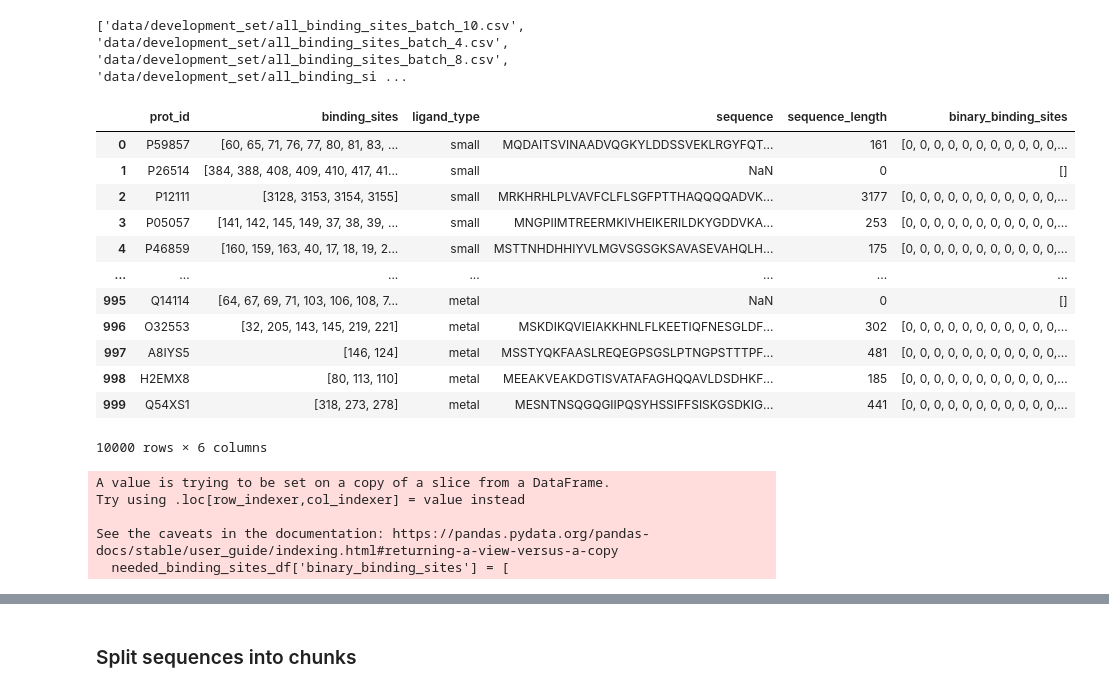
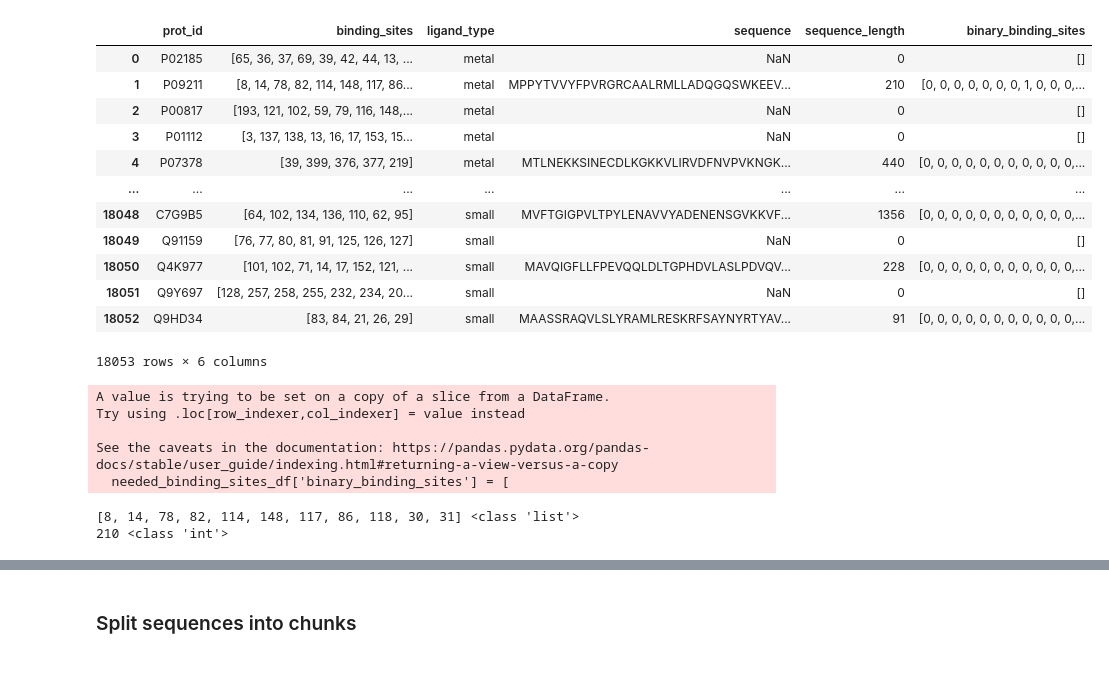
Before and after one commit to MarkusKhoa/protein-project, a Jupyter notebook: baseline_ESM.ipynb, the cells around one changed output, grey strips where cells are left out. Drawn from its saved outputs; the diff is of its cells as text; code cells hidden in the pictures.

```diff
--- a/baseline_ESM.ipynb
+++ b/baseline_ESM.ipynb
@@ -18,9 +64,3 @@ from preprocessing import convert_to_binary_list
 from pprint import pprint
 from datasets import Dataset
 from datetime import datetime
-# %%
-dir_path = "data/development_set/"
-csv_files = glob(dir_path + "/*.csv")
-print(csv_files)
-# %% [output]
-['data/development_set/all_binding_sites_batch_10.csv', 'data/development_set/all_binding_sites_batch_4.csv', 'data/development_set/all_binding_sites_batch_8.csv', 'data/development_set/all_binding_si ...
@@ -27,26 +79,22 @@ print(csv_files)
 # %%
-binding_sites_df = pd.DataFrame()
-
-for f in csv_files:
-    batch_df = pd.read_csv(f)
-    binding_sites_df = pd.concat([binding_sites_df, batch_df])
-
+binding_sites_df = pd.read_csv("/content/drive/MyDrive/Deep learning models/data/development_set/all_binding_sites_complete.csv")
+binding_sites_df['binding_sites'] = binding_sites_df['binding_sites'].apply(ast.literal_eval)
 # New concated binding sites df
 display(binding_sites_df)
 # %% [output]
 |  | prot_id | binding_sites | ligand_type | sequence | sequence_length | binary_binding_sites |
-| 0 | P59857 | [60, 65, 71, 76, 77, 80, 81, 83, ... | small | MQDAITSVINAADVQGKYLDDSSVEKLRGYFQT... | 161 | [0, 0, 0, 0, 0, 0, 0, 0, 0, 0, 0,... |
-| 1 | P26514 | [384, 388, 408, 409, 410, 417, 41... | small | NaN | 0 | [] |
-| 2 | P12111 | [3128, 3153, 3154, 3155] | small | MRKHRHLPLVAVFCLFLSGFPTTHAQQQQADVK... | 3177 | [0, 0, 0, 0, 0, 0, 0, 0, 0, 0, 0,... |
-| 3 | P05057 | [141, 142, 145, 149, 37, 38, 39, ... | small | MNGPIIMTREERMKIVHEIKERILDKYGDDVKA... | 253 | [0, 0, 0, 0, 0, 0, 0, 0, 0, 0, 0,... |
-| 4 | P46859 | [160, 159, 163, 40, 17, 18, 19, 2... | small | MSTTNHDHHIYVLMGVSGSGKSAVASEVAHQLH... | 175 | [0, 0, 0, 0, 0, 0, 0, 0, 0, 0, 0,... |
+| 0 | P02185 | [65, 36, 37, 69, 39, 42, 44, 13, ... | metal | NaN | 0 | [] |
+| 1 | P09211 | [8, 14, 78, 82, 114, 148, 117, 86... | metal | MPPYTVVYFPVRGRCAALRMLLADQGQSWKEEV... | 210 | [0, 0, 0, 0, 0, 0, 0, 1, 0, 0, 0,... |
+| 2 | P00817 | [193, 121, 102, 59, 79, 116, 148,... | metal | NaN | 0 | [] |
+| 3 | P01112 | [3, 137, 138, 13, 16, 17, 153, 15... | metal | NaN | 0 | [] |
+| 4 | P07378 | [39, 399, 376, 377, 219] | metal | MTLNEKKSINECDLKGKKVLIRVDFNVPVKNGK... | 440 | [0, 0, 0, 0, 0, 0, 0, 0, 0, 0, 0,... |
 | ... | ... | ... | ... | ... | ... | ... |
-| 995 | Q14114 | [64, 67, 69, 71, 103, 106, 108, 7... | metal | NaN | 0 | [] |
-| 996 | O32553 | [32, 205, 143, 145, 219, 221] | metal | MSKDIKQVIEIAKKHNLFLKEETIQFNESGLDF... | 302 | [0, 0, 0, 0, 0, 0, 0, 0, 0, 0, 0,... |
-| 997 | A8IYS5 | [146, 124] | metal | MSSTYQKFAASLREQEGPSGSLPTNGPSTTTPF... | 481 | [0, 0, 0, 0, 0, 0, 0, 0, 0, 0, 0,... |
-| 998 | H2EMX8 | [80, 113, 110] | metal | MEEAKVEAKDGTISVATAFAGHQQAVLDSDHKF... | 185 | [0, 0, 0, 0, 0, 0, 0, 0, 0, 0, 0,... |
-| 999 | Q54XS1 | [318, 273, 278] | metal | MESNTNSQGQGIIPQSYHSSIFFSISKGSDKIG... | 441 | [0, 0, 0, 0, 0, 0, 0, 0, 0, 0, 0,... |
+| 18048 | C7G9B5 | [64, 102, 134, 136, 110, 62, 95] | small | MVFTGIGPVLTPYLENAVVYADENENSGVKKVF... | 1356 | [0, 0, 0, 0, 0, 0, 0, 0, 0, 0, 0,... |
+| 18049 | Q91159 | [76, 77, 80, 81, 91, 125, 126, 127] | small | NaN | 0 | [] |
+| 18050 | Q4K977 | [101, 102, 71, 14, 17, 152, 121, ... | small | MAVQIGFLLFPEVQQLDLTGPHDVLASLPDVQV... | 228 | [0, 0, 0, 0, 0, 0, 0, 0, 0, 0, 0,... |
+| 18051 | Q9Y697 | [128, 257, 258, 255, 232, 234, 20... | small | NaN | 0 | [] |
+| 18052 | Q9HD34 | [83, 84, 21, 26, 29] | small | MAASSRAQVLSLYRAMLRESKRFSAYNYRTYAV... | 91 | [0, 0, 0, 0, 0, 0, 0, 0, 0, 0, 0,... |
-10000 rows × 6 columns
+18053 rows × 6 columns
 # %%
 needed_binding_sites_df = binding_sites_df[binding_sites_df['sequence_length'] > 0]
 needed_binding_sites_df['binary_binding_sites'] = [
@@ -59,3 +107,11 @@ Try using .loc[row_indexer,col_indexer] = value instead
 
 See the caveats in the documentation: https://pandas.pydata.org/pandas-docs/stable/user_guide/indexing.html#returning-a-view-versus-a-copy
   needed_binding_sites_df['binary_binding_sites'] = [
+# %%
+for _, row in needed_binding_sites_df.iterrows():
+    print(row['binding_sites'], type(row['binding_sites']))
+    print(row['sequence_length'], type(row['sequence_length']))
+    break
+# %% [output]
+[8, 14, 78, 82, 114, 148, 117, 86, 118, 30, 31] <class 'list'>
+210 <class 'int'>
```
Also changed, not shown: parts of 27 cells of this notebook, 2 other files.
